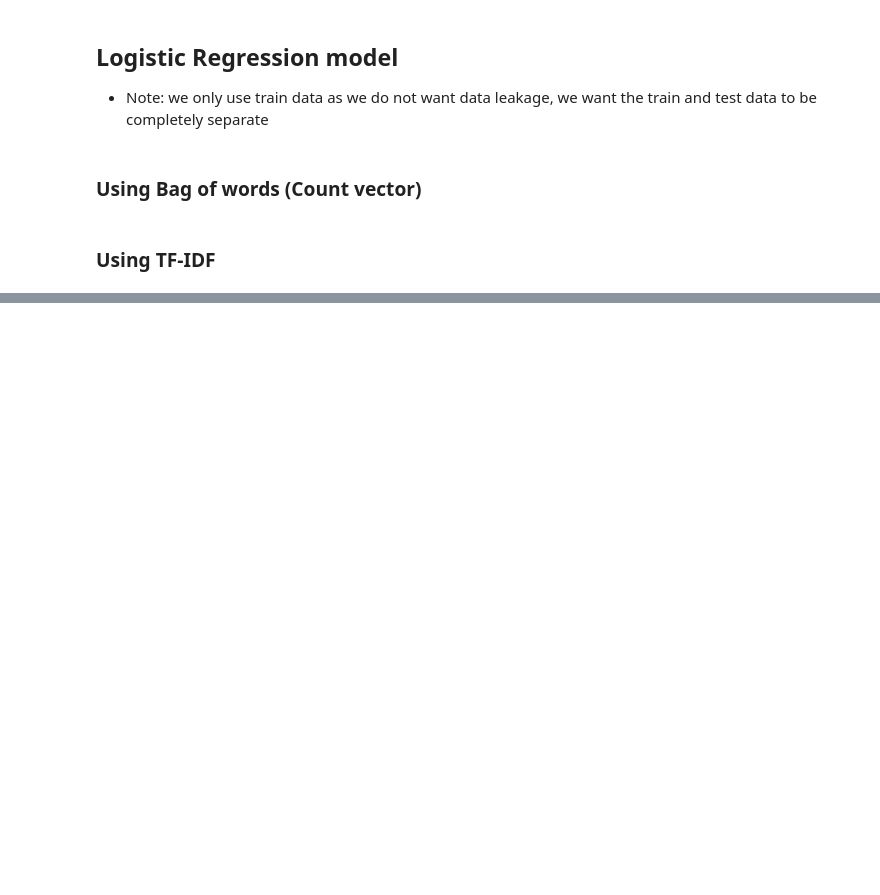
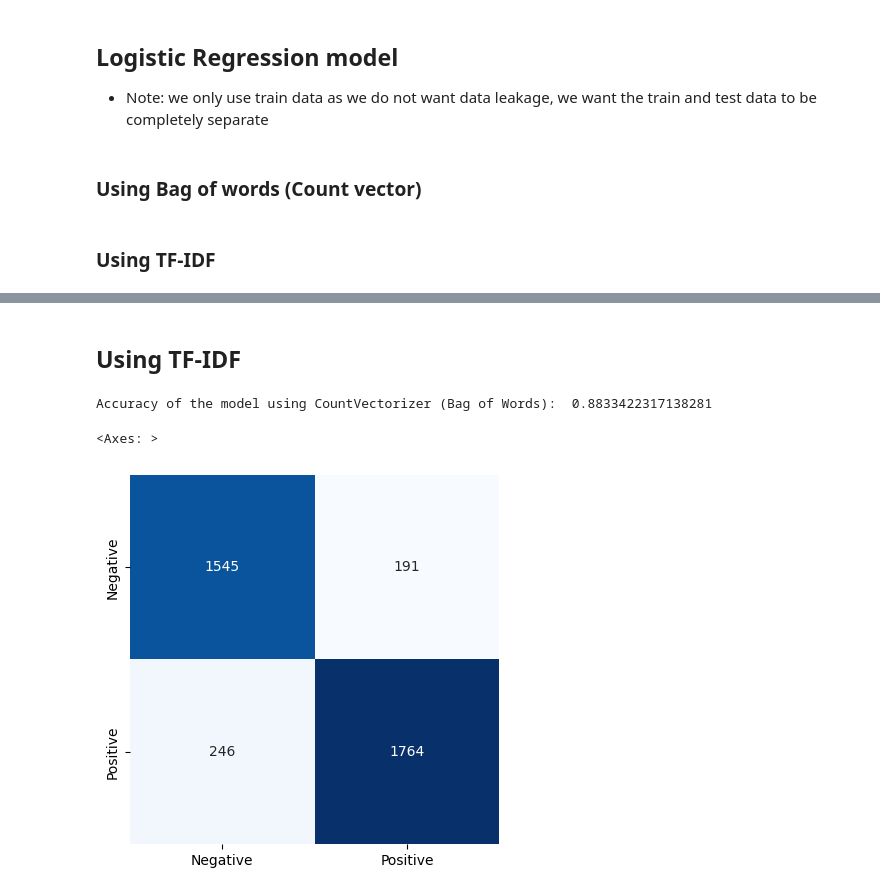
Before and after one commit to thomashazekamp/ForkNFind, a Jupyter notebook: src/sentiment_analysis/new_/new_.ipynb, the cells around one changed output, grey strips where cells are left out. Saved outputs shown, nothing was run; the diff lists cells and outputs as text; code cells hidden in the pictures; blank space fills up the shorter version.

```diff
--- a/src/sentiment_analysis/new_/new_.ipynb
+++ b/src/sentiment_analysis/new_/new_.ipynb
@@ -380,0 +398,14 @@ model_lr_tf = fit_lr(x_train_tf, y_train) # fit the model on the training data
+# %% [markdown]
+## Using TF-IDF
+# %%
+y_predict_lr_tf = model_lr_tf.predict(x_test_tf)
+
+print("Accuracy of the model using CountVectorizer (Bag of Words): ", accuracy_score(y_test, y_predict_lr_tf))
+
+conf_matrix = confusion_matrix(y_test, y_predict_lr_tf)
+
+sns.heatmap(conf_matrix, square=True, annot=True, cmap='Blues', fmt='d', cbar=False, xticklabels=['Negative', 'Positive'], yticklabels=['Negative', 'Positive'])
+# %% [output]
+Accuracy of the model using CountVectorizer (Bag of Words):  0.8833422317138281
+<Axes: >
+[figure, added]
```
Also changed, not shown: parts of 9 cells of this notebook.
